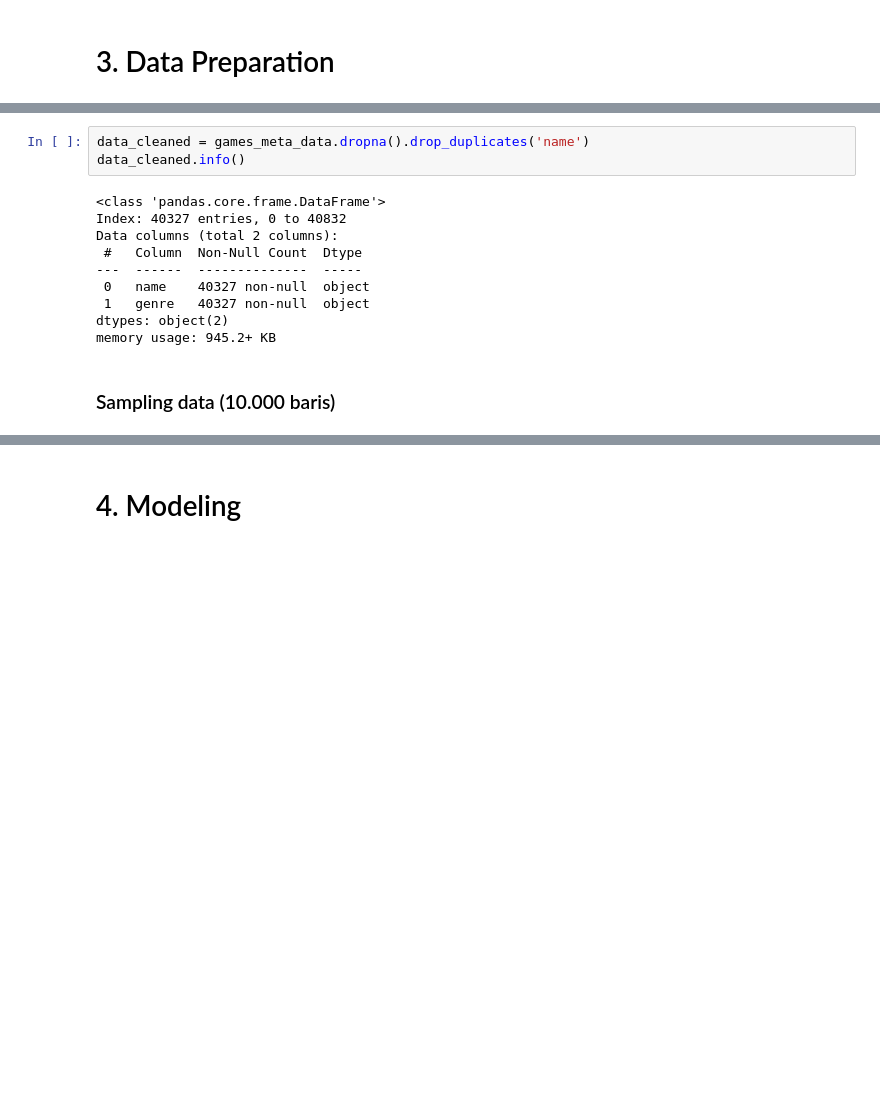
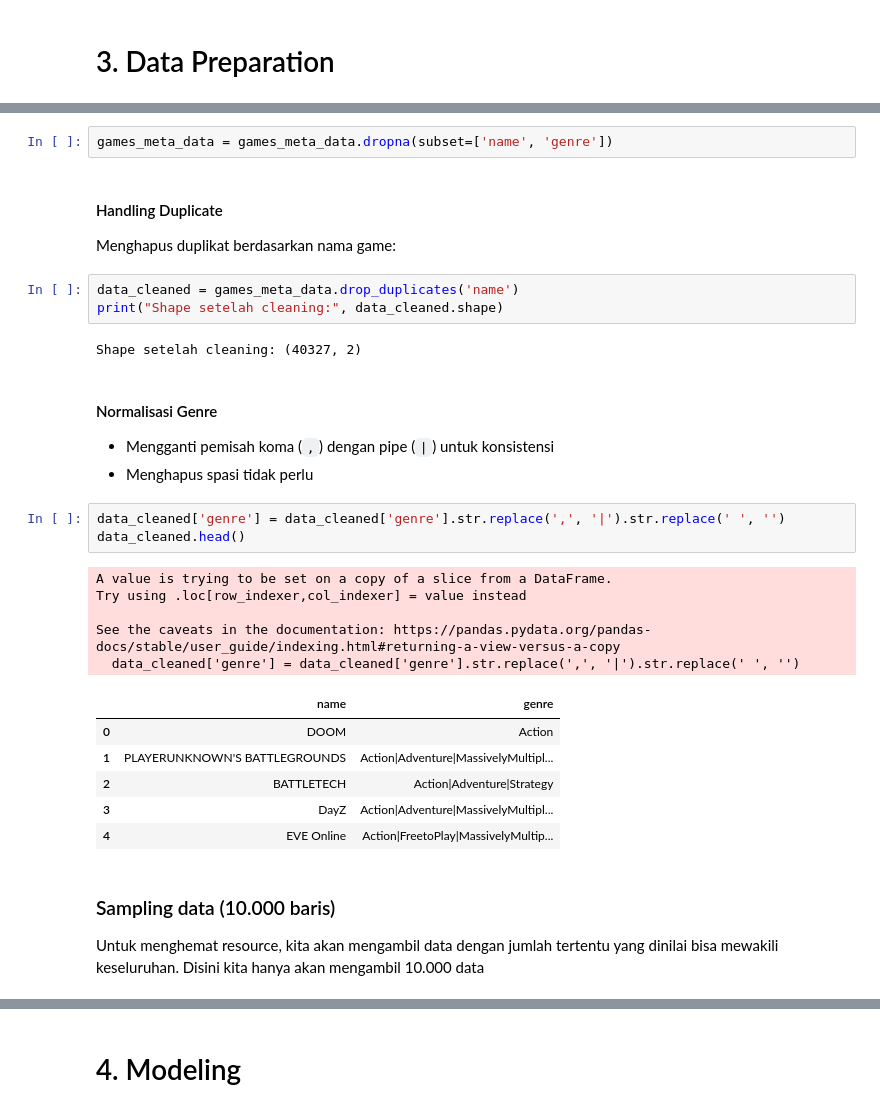
Before and after one commit to abdullohumar/my_game_recommendation_system, a Jupyter notebook: game_recommendation_system.ipynb, the cells around one changed output, grey strips where cells are left out. Cells and saved outputs as stored; diff of their text form; blank space fills up the shorter version.

```diff
--- a/game_recommendation_system.ipynb
+++ b/game_recommendation_system.ipynb
@@ -127,17 +182,34 @@ plt.show()
+# %%
+games_meta_data = games_meta_data.dropna(subset=['name', 'genre'])
+# %% [markdown]
+#### Handling Duplicate
+Menghapus duplikat berdasarkan nama game:
 # %%
-data_cleaned = games_meta_data.dropna().drop_duplicates('name')
-data_cleaned.info()
+data_cleaned = games_meta_data.drop_duplicates('name')
+print("Shape setelah cleaning:", data_cleaned.shape)
 # %% [output]
-<class 'pandas.core.frame.DataFrame'>
-Index: 40327 entries, 0 to 40832
-Data columns (total 2 columns):
- #   Column  Non-Null Count  Dtype
----  ------  --------------  -----
- 0   name    40327 non-null  object
- 1   genre   40327 non-null  object
-dtypes: object(2)
-memory usage: 945.2+ KB
+Shape setelah cleaning: (40327, 2)
-# %% [markdown]
-### Sampling data (10.000 baris)
+# %% [markdown]
+####  Normalisasi Genre
+  - Mengganti pemisah koma (`,`) dengan pipe (`|`) untuk konsistensi
+  - Menghapus spasi tidak perlu
+# %%
+data_cleaned['genre'] = data_cleaned['genre'].str.replace(',', '|').str.replace(' ', '')
+data_cleaned.head()
+# %% [output]
+A value is trying to be set on a copy of a slice from a DataFrame.
+Try using .loc[row_indexer,col_indexer] = value instead
+
+See the caveats in the documentation: https://pandas.pydata.org/pandas-docs/stable/user_guide/indexing.html#returning-a-view-versus-a-copy
+  data_cleaned['genre'] = data_cleaned['genre'].str.replace(',', '|').str.replace(' ', '')
+|  | name | genre |
+| 0 | DOOM | Action |
+| 1 | PLAYERUNKNOWN'S BATTLEGROUNDS | Action|Adventure|MassivelyMultipl... |
+| 2 | BATTLETECH | Action|Adventure|Strategy |
+| 3 | DayZ | Action|Adventure|MassivelyMultipl... |
+| 4 | EVE Online | Action|FreetoPlay|MassivelyMultip... |
+# %% [markdown]
+### Sampling data (10.000 baris)
+Untuk menghemat resource, kita akan mengambil data dengan jumlah tertentu yang dinilai bisa mewakili keseluruhan. Disini kita hanya akan mengambil 10.000 data
 # %%
 games_data = data_cleaned.sample(10000, random_state=42).reset_index(drop=True)
```
Also changed, not shown: parts of 96 cells of this notebook, 13 other files.
